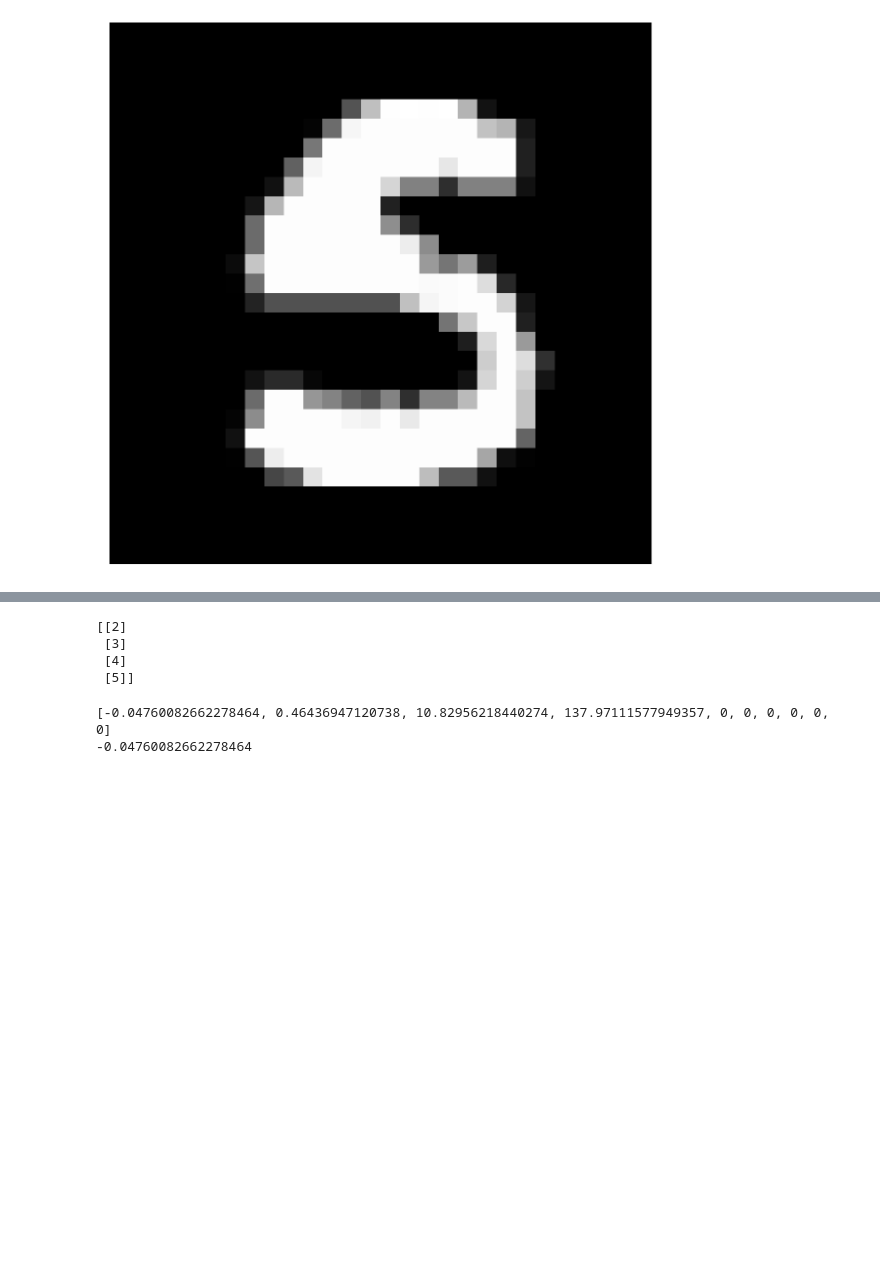
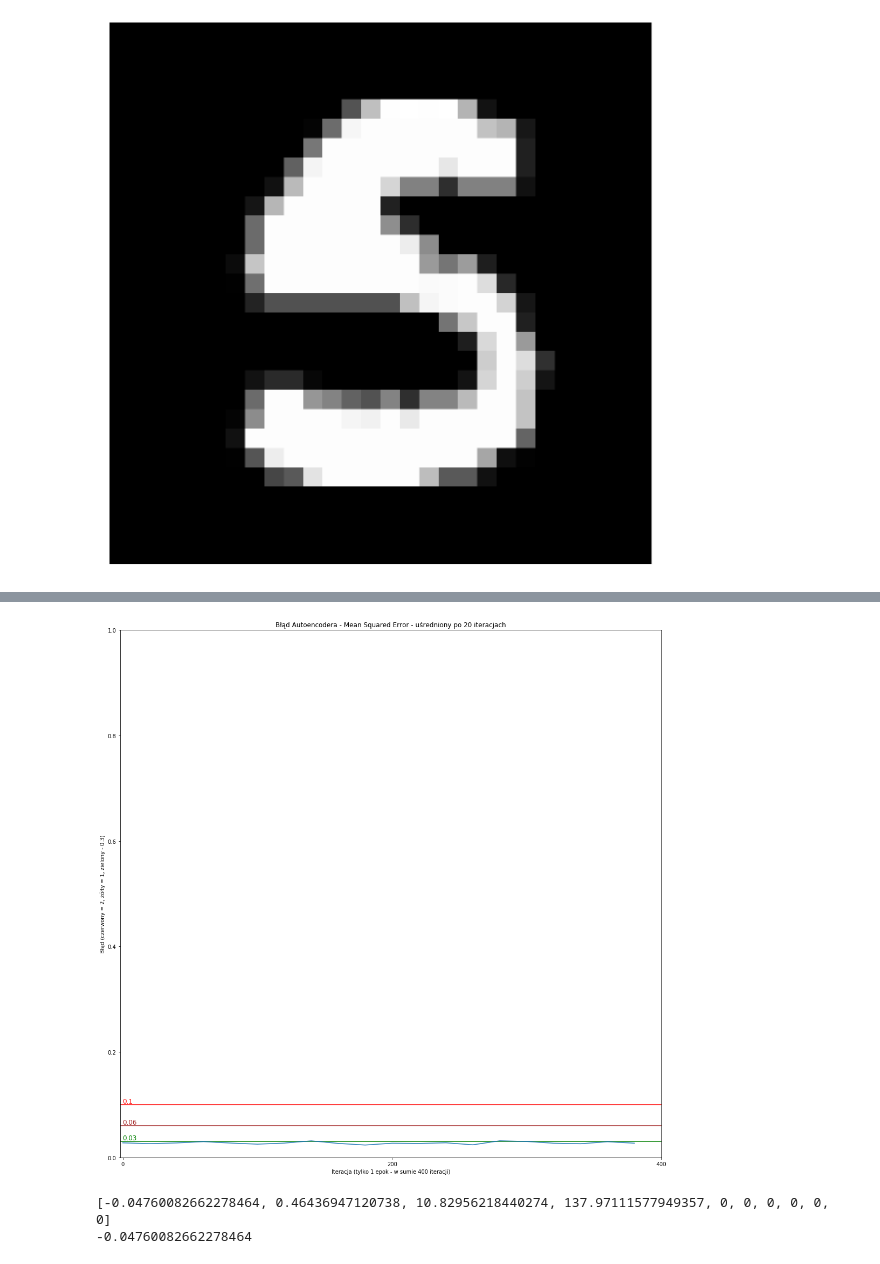
Before and after one commit to JonothorDarry/MaszynLyrn, a Jupyter notebook: AutoEncoder.ipynb, the cells around one changed output, grey strips where cells are left out. Drawn from its saved outputs; the diff is of its cells as text; code cells hidden in the pictures; blank space fills up the shorter version.

```diff
--- a/AutoEncoder.ipynb
+++ b/AutoEncoder.ipynb
@@ -232,11 +248,36 @@ plt.show()
-# %%
-kkk=np.asmatrix([[0], [1], [2], [3]])
-print(kkk+2)
-# %% [output]
-[[2]
- [3]
- [4]
- [5]]
+# %%
+#Wynikowy set - błąd
+fig, ax=plt.subplots(1, 1, figsize=(18,18))
+#dt - liczba iteracji, kgbo - uśrednienie błędu po tylu iteracjach, ss- parametr labeli
+dt=iterr
+kgbo=20
+dt2=dt//kgbo
+ss=10
+
+#Formulacja średnich
+dkkk=[0]*dt2
+for i in range(dt2):
+    dkkk[i]=sum(ggout[i*kgbo:(i+1)*kgbo])/kgbo
+
+alpha, beta, gamma=0.1,0.06,0.03
+
+ax.set_title('Błąd Autoencodera - Mean Squared Error - uśredniony po {} iteracjach'.format(kgbo))
+ax.set_xlabel('Iteracja (tylko {} epok - w sumie {} iteracji)'.format(epokz, dt))
+ax.set_xticklabels(range(0, dt+1, kgbo*ss))
+ax.set_xticks(range(0, dt//kgbo+1, ss))
+ax.set_ylabel('Błąd (czerwony = 2, żółty = 1, zielony - 0.3)')
+ax.axhline(alpha, color='red')
+ax.axhline(beta, color='brown')
+ax.axhline(gamma, color='green')
+ax.plot(dkkk)
+ax.text(x=0, y=alpha, s='{}'.format(alpha), verticalalignment='bottom', horizontalalignment='left', color='red', size=12)
+ax.text(x=0, y=beta, s='{}'.format(beta), verticalalignment='bottom', horizontalalignment='left', color='brown', size=12)
+ax.text(x=0, y=gamma, s='{}'.format(gamma), verticalalignment='bottom', horizontalalignment='left', color='green', size=12)
+ax.set_ylim(0, 1)
+ax.set_xlim(-0.1, dt2)
+plt.show()
+# %% [output]
+[figure, added]
 # %%
 print(bias_delta)
 print(sum(sdel)[0,0])
```
Also changed, not shown: parts of 10 cells of this notebook.
